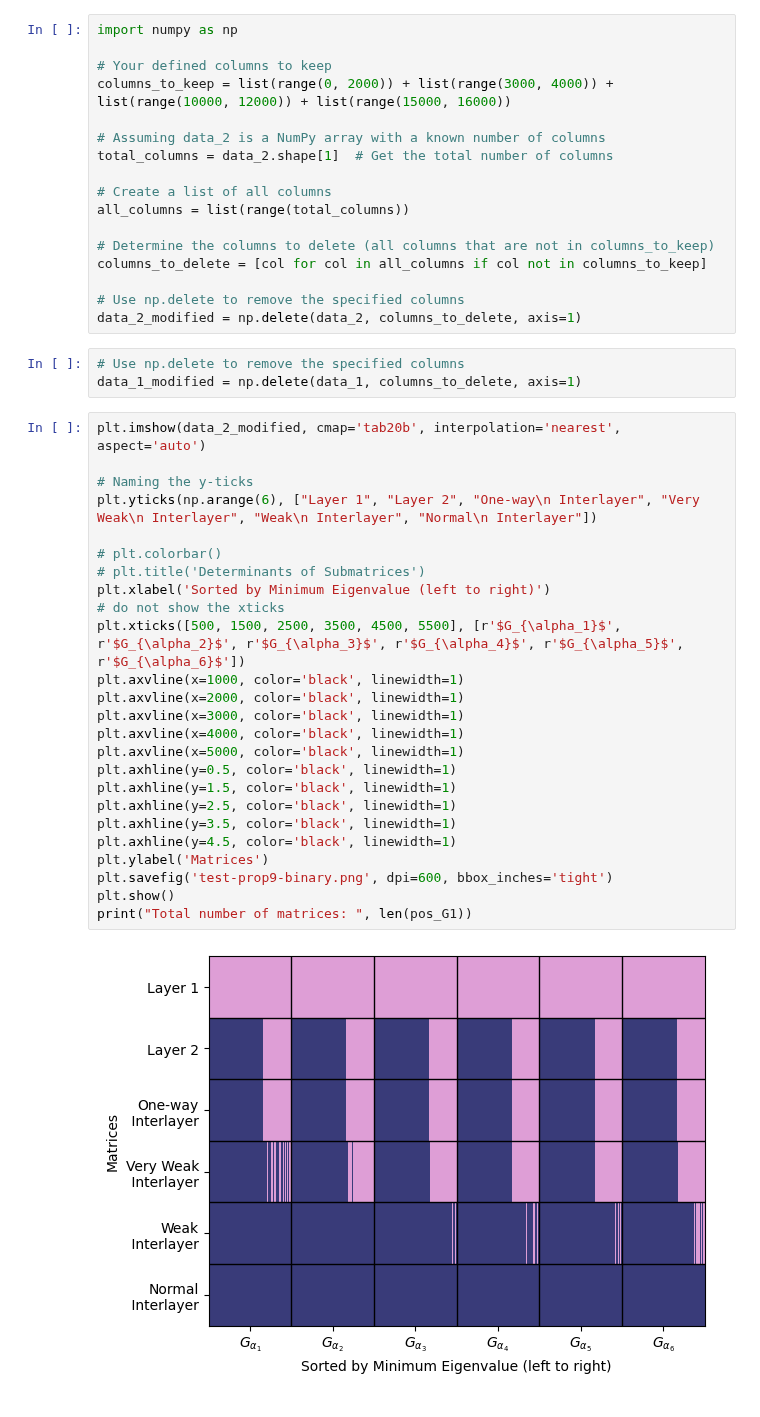
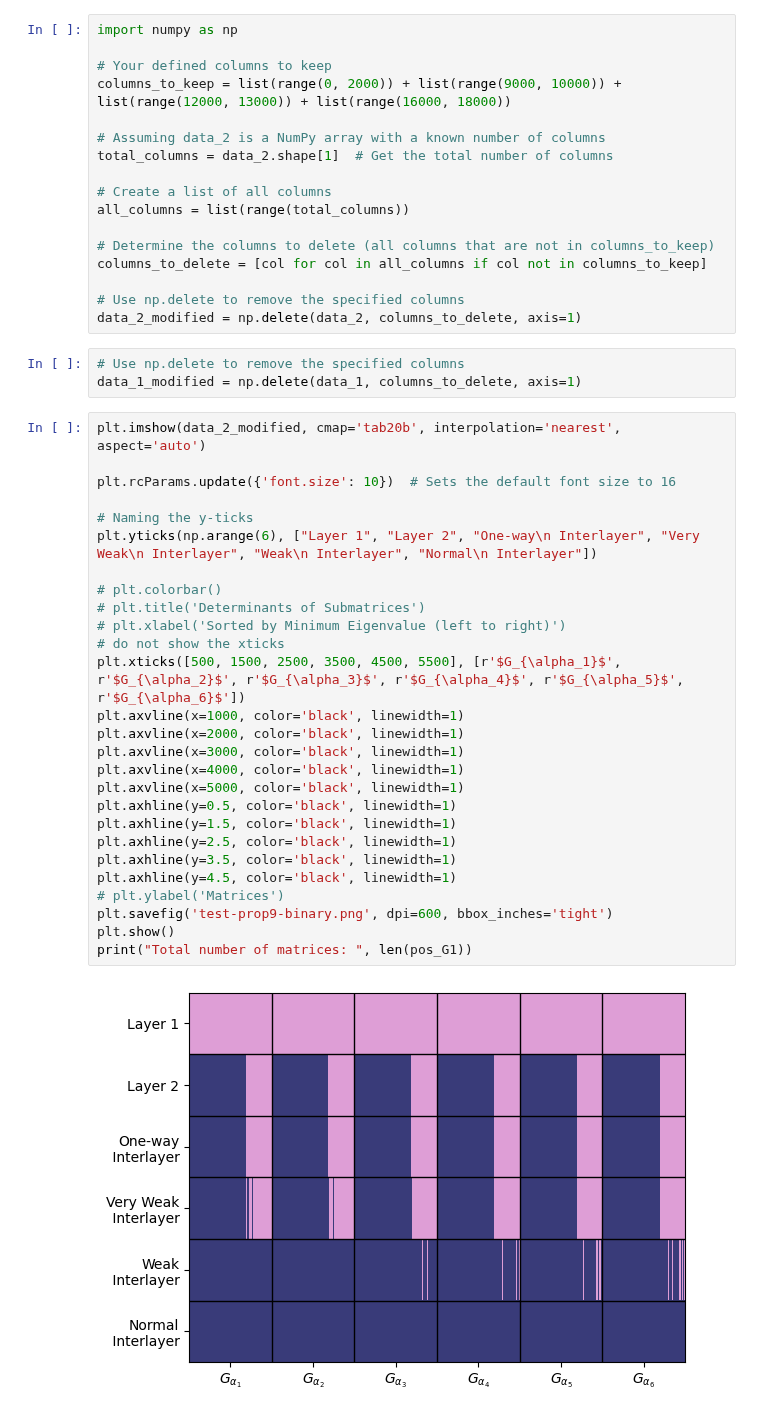
Before and after one commit to RamanEbrahimi/Research, a Jupyter notebook: MultilayerGame/generate_test_prop.ipynb, the cells around one changed output. Drawn from its saved outputs; the diff is of its cells as text.

```diff
--- a/MultilayerGame/generate_test_prop.ipynb
+++ b/MultilayerGame/generate_test_prop.ipynb
@@ -227,7 +227,7 @@ Total number of matrices:  16000
 import numpy as np
 
 # Your defined columns to keep
-columns_to_keep = list(range(0, 2000)) + list(range(3000, 4000)) + list(range(10000, 12000)) + list(range(15000, 16000))
+columns_to_keep = list(range(0, 2000)) + list(range(9000, 10000)) + list(range(12000, 13000)) + list(range(16000, 18000))
 
 # Assuming data_2 is a NumPy array with a known number of columns
 total_columns = data_2.shape[1]  # Get the total number of columns
@@ -245,28 +245,30 @@ data_2_modified = np.delete(data_2, columns_to_delete, axis=1)
 data_1_modified = np.delete(data_1, columns_to_delete, axis=1)
 # %%
 plt.imshow(data_2_modified, cmap='tab20b', interpolation='nearest', aspect='auto')
+
+plt.rcParams.update({'font.size': 10})  # Sets the default font size to 16
 
 # Naming the y-ticks
 plt.yticks(np.arange(6), ["Layer 1", "Layer 2", "One-way\n Interlayer", "Very Weak\n Interlayer", "Weak\n Interlayer", "Normal\n Interlayer"])
 
 # plt.colorbar()
 # plt.title('Determinants of Submatrices')
-plt.xlabel('Sorted by Minimum Eigenvalue (left to right)')
+# plt.xlabel('Sorted by Minimum Eigenvalue (left to right)')
 # do not show the xticks
 plt.xticks([500, 1500, 2500, 3500, 4500, 5500], [r'$G_{\alpha_1}$', r'$G_{\alpha_2}$', r'$G_{\alpha_3}$', r'$G_{\alpha_4}$', r'$G_{\alpha_5}$', r'$G_{\alpha_6}$'])
 plt.axvline(x=1000, color='black', linewidth=1)
 plt.axvline(x=2000, color='black', linewidth=1)
 plt.axvline(x=3000, color='black', linewidth=1)
 plt.axvline(x=4000, color='black', linewidth=1)
 plt.axvline(x=5000, color='black', linewidth=1)
 plt.axhline(y=0.5, color='black', linewidth=1)
 plt.axhline(y=1.5, color='black', linewidth=1)
 plt.axhline(y=2.5, color='black', linewidth=1)
 plt.axhline(y=3.5, color='black', linewidth=1)
 plt.axhline(y=4.5, color='black', linewidth=1)
-plt.ylabel('Matrices')
+# plt.ylabel('Matrices')
 plt.savefig('test-prop9-binary.png', dpi=600, bbox_inches='tight')
 plt.show()
 print("Total number of matrices: ", len(pos_G1))
 # %% [output]
-[figure, old version]
+[figure, new version]
```
Also changed, not shown: parts of 4 cells of this notebook, 5 other files.
